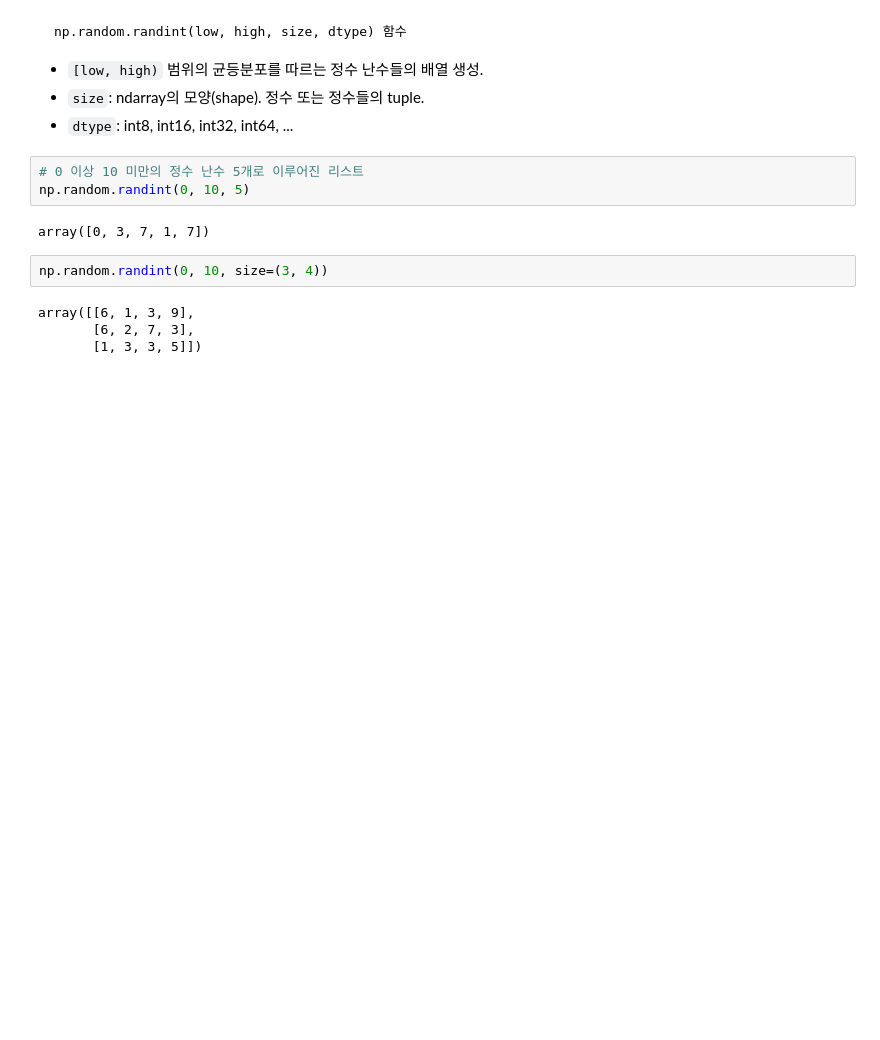
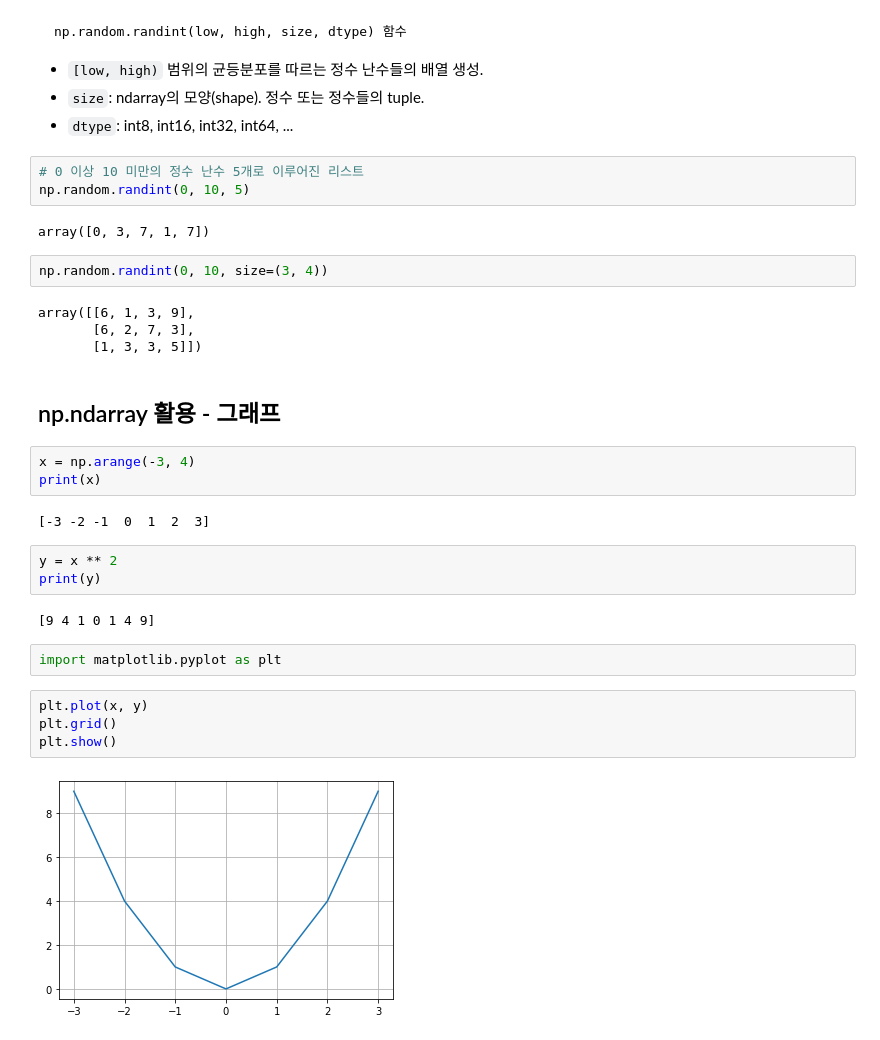
Before and after one commit to sejinseo/Itwill_Python, a Jupyter notebook: py18_data_analysis.ipynb, the cells around one changed output. Drawn from its saved outputs; the diff is of its cells as text; blank space fills up the shorter version.

```diff
--- a/py18_data_analysis.ipynb
+++ b/py18_data_analysis.ipynb
@@ -264,3 +264,23 @@ np.random.randint(0, 10, size=(3, 4))
 array([[6, 1, 3, 9],
        [6, 2, 7, 3],
        [1, 3, 3, 5]])
+# %% [markdown]
+## np.ndarray 활용 - 그래프
+# %%
+x = np.arange(-3, 4)
+print(x)
+# %% [output]
+[-3 -2 -1  0  1  2  3]
+# %%
+y = x ** 2
+print(y)
+# %% [output]
+[9 4 1 0 1 4 9]
+# %%
+import matplotlib.pyplot as plt
+# %%
+plt.plot(x, y)
+plt.grid()
+plt.show()
+# %% [output]
+[figure, added]
```
Also changed, not shown: parts of 16 cells of this notebook.
